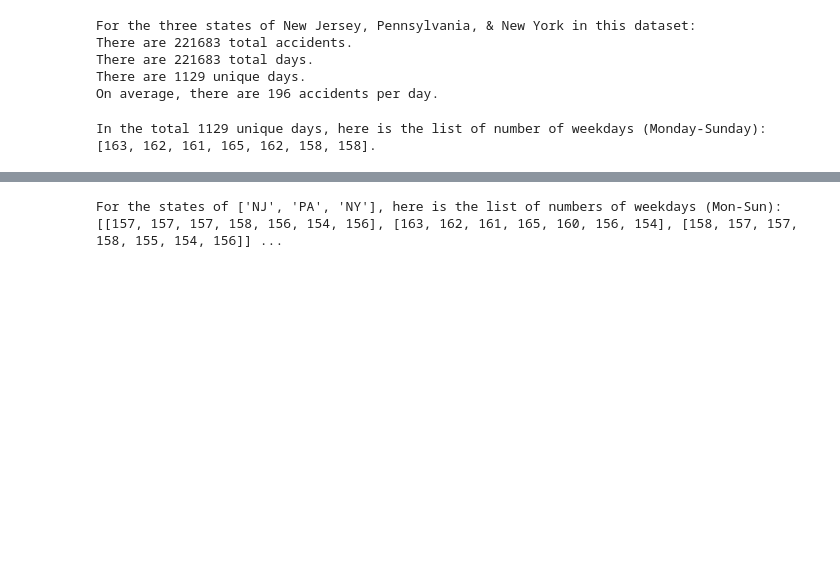
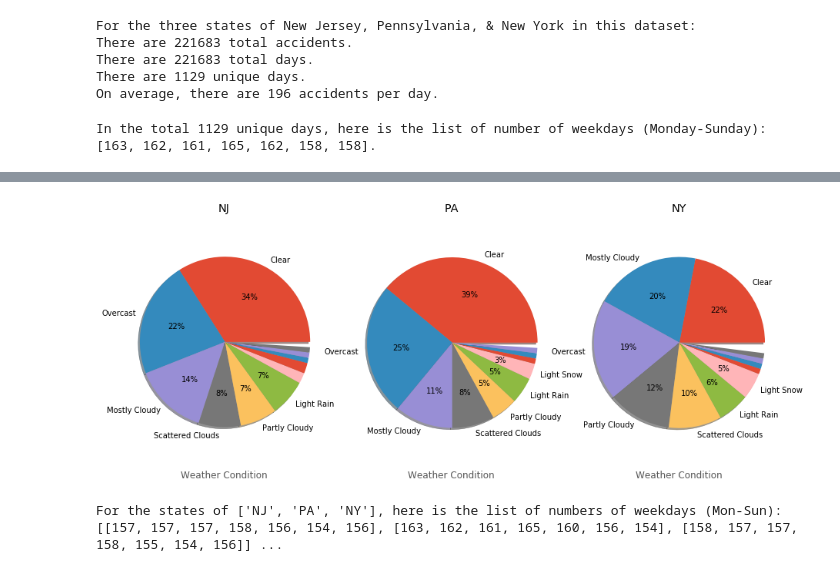
Before and after one commit to RonghuiZhou/us-accidents, a Jupyter notebook: Step 2. Data Analysis_averaged.ipynb, the cells around one changed output, grey strips where cells are left out. Saved outputs shown, nothing was run; the diff lists cells and outputs as text; code cells hidden in the pictures; blank space fills up the shorter version.

```diff
--- a/Step 2. Data Analysis_averaged.ipynb
+++ b/Step 2. Data Analysis_averaged.ipynb
@@ -82,3 +145,40 @@ In the total 1129 unique days, here is the list of number of weekdays (Monday-Su
+# %%
+# The weather condition for each state
+
+# Set the size of the figure
+fig= plt.figure(figsize=(15,6))
+
+# Cutoff percentage for display
+pct_cutoff=2
+
+# Define autopct: only display the value if the percentage is greater than the predefined cutoff value
+def my_autopct(pct):
+    return ('%1.0f%%' % pct) if pct > pct_cutoff else ''
+
+
+# Run a for loop for each state
+for i,state in enumerate(state_lst):
+
+    # Set a sub plot
+    plt.subplot(1, 3, 1+i)
+    # Slice the dataframe for the specific state and weather condition
+    df_temp=df[df['State']==state]['Weather_Condition'].value_counts(normalize=True).round(2)
+
+    # Define lables to go with the pie plot
+    labels = [n if v > pct_cutoff/100 else ''
+              for n, v in zip(df_temp.index, df_temp)]
+
+    # Generate the pie plot
+    plt.pie(df_temp, labels=labels, autopct=my_autopct, shadow=True)
+
+    # Set axis,label and title
+    plt.axis('equal')
+    plt.xlabel('Weather Condition')
+    plt.title(state)
+
+plt.show()
+# %% [output]
+[figure, added]
 # %%
 # For each state, find out how many unique days for each weekday/weekend
 
```
Also changed, not shown: parts of 3 cells of this notebook.
